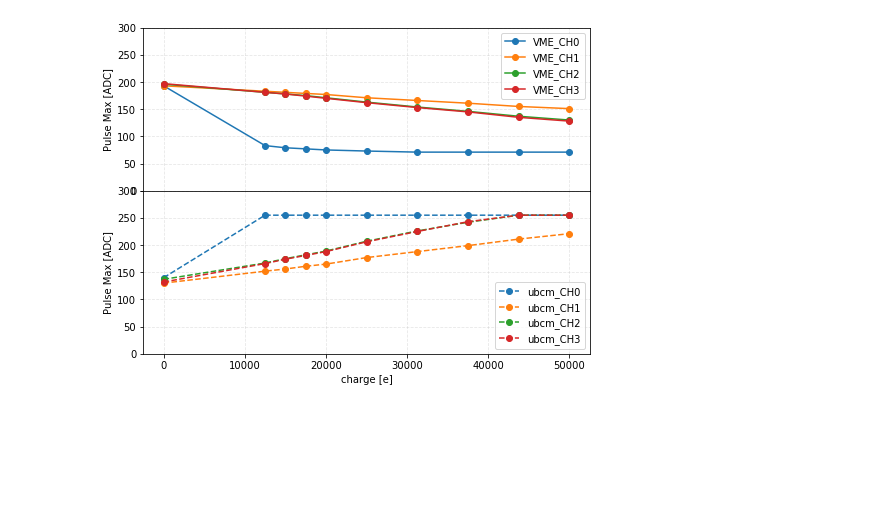
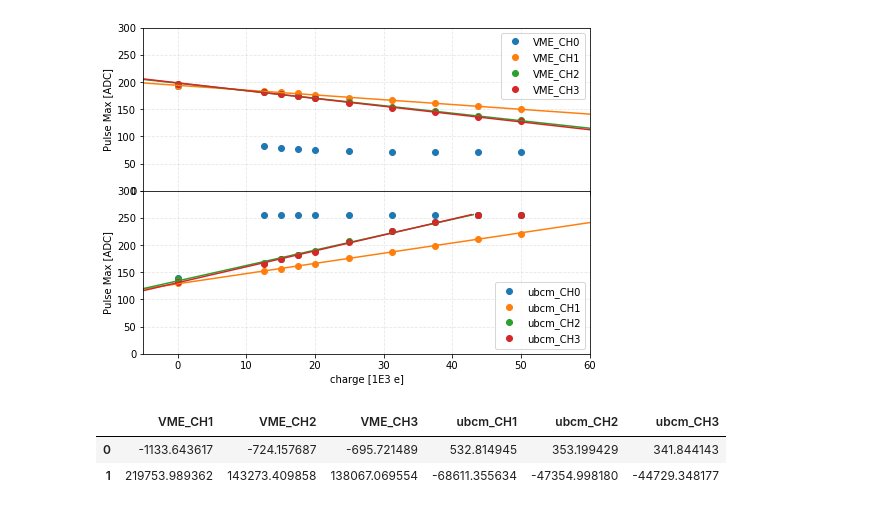
Before and after one commit to ZihengChen/BCM1F_TB_SensorAnalysis, a Jupyter notebook: notebooks/calibrate.ipynb, the cells around one changed output. Cells and saved outputs as stored; diff of their text form; code cells hidden in the pictures; blank space fills up the shorter version.

```diff
--- a/notebooks/calibrate.ipynb
+++ b/notebooks/calibrate.ipynb
@@ -5,30 +5,6 @@ from pylab import *
 # %%
 cali = pd.read_csv("../data/calibrations.csv")
 cali["TPAmplitude_e"]= cali.TPAmplitude_mV*1e-3/3*(60*1e-15)/(1.6*1e-19)
-# %%
-f, (ax1, ax2) = plt.subplots(2,1, sharey=True, facecolor='w',figsize=(8,6))
-plt.subplots_adjust(hspace=0)
-
-for i in range(4):
-    ax1.plot(cali.TPAmplitude_e, cali["VME_CH{}".format(i)], "o-",color="C{}".format(i))
-    ax2.plot(cali.TPAmplitude_e, cali["ubcm_CH{}".format(i)], "o--",color="C{}".format(i))
-
-ax1.set_ylim(0,300)
-#ax1.set_xlim(-10,500)
-ax1.legend(loc="upper right")
-ax1.grid(linestyle='--',alpha=0.3)
-ax1.set_ylabel("Pulse Max [ADC]")
-ax1.set_xticklabels([])
-
-ax2.set_ylim(0,300)
-#ax2.set_xlim(-10,500)
-ax2.legend(loc="lower right")
-ax2.grid(linestyle='--',alpha=0.3)
-ax2.set_ylabel("Pulse Max [ADC]")
-ax2.set_xlabel("charge [e]")
-plt.savefig('../plots/calibration.png',dpi=300)
-# %% [output]
-[figure, removed]
 # %%
 const = {}
 for backend in ["VME","ubcm"]:
@@ -39,3 +15,41 @@ for backend in ["VME","ubcm"]:
 
 df = pd.DataFrame(const)
 df.to_pickle("../data/calibration_linearFit.pkl")
+# %%
+f, (ax1, ax2) = plt.subplots(2,1, sharey=True, facecolor='w',figsize=(8,6))
+plt.subplots_adjust(hspace=0)
+
+for i in range(4):
+    ax1.plot(cali.TPAmplitude_e/1000, cali["VME_CH{}".format(i)], "o",color="C{}".format(i))
+    ax2.plot(cali.TPAmplitude_e/1000, cali["ubcm_CH{}".format(i)], "o",color="C{}".format(i))
+
+adc = np.arange(0,257,32)
+for i in range(1,4,1):
+    e = df["VME_CH{}".format(i)][0]*adc+df["VME_CH{}".format(i)][1]
+    ax1.plot(e/1000,adc, "-",color="C{}".format(i),c="C{}".format(i))
+    e = df["ubcm_CH{}".format(i)][0]*adc+df["ubcm_CH{}".format(i)][1]
+    ax2.plot(e/1000, adc, "-",color="C{}".format(i),c="C{}".format(i))
+
+
+ax1.set_ylim(0,300)
+ax1.set_xlim(-5,60)
+ax1.legend(loc="upper right")
+ax1.grid(linestyle='--',alpha=0.3)
+ax1.set_ylabel("Pulse Max [ADC]")
+ax1.set_xticklabels([])
+
+ax2.set_ylim(0,300)
+ax2.set_xlim(-5,60)
+ax2.legend(loc="lower right")
+ax2.grid(linestyle='--',alpha=0.3)
+ax2.set_ylabel("Pulse Max [ADC]")
+ax2.set_xlabel("charge [1E3 e]")
+plt.savefig('../plots/calibration.png',dpi=300)
+# %% [output]
+[figure, added]
+# %%
+df
+# %% [output]
+|  | VME_CH1 | VME_CH2 | VME_CH3 | ubcm_CH1 | ubcm_CH2 | ubcm_CH3 |
+| 0 | -1133.643617 | -724.157687 | -695.721489 | 532.814945 | 353.199429 | 341.844143 |
+| 1 | 219753.989362 | 143273.409858 | 138067.069554 | -68611.355634 | -47354.998180 | -44729.348177 |
```
Also changed, not shown: 32 other files.
